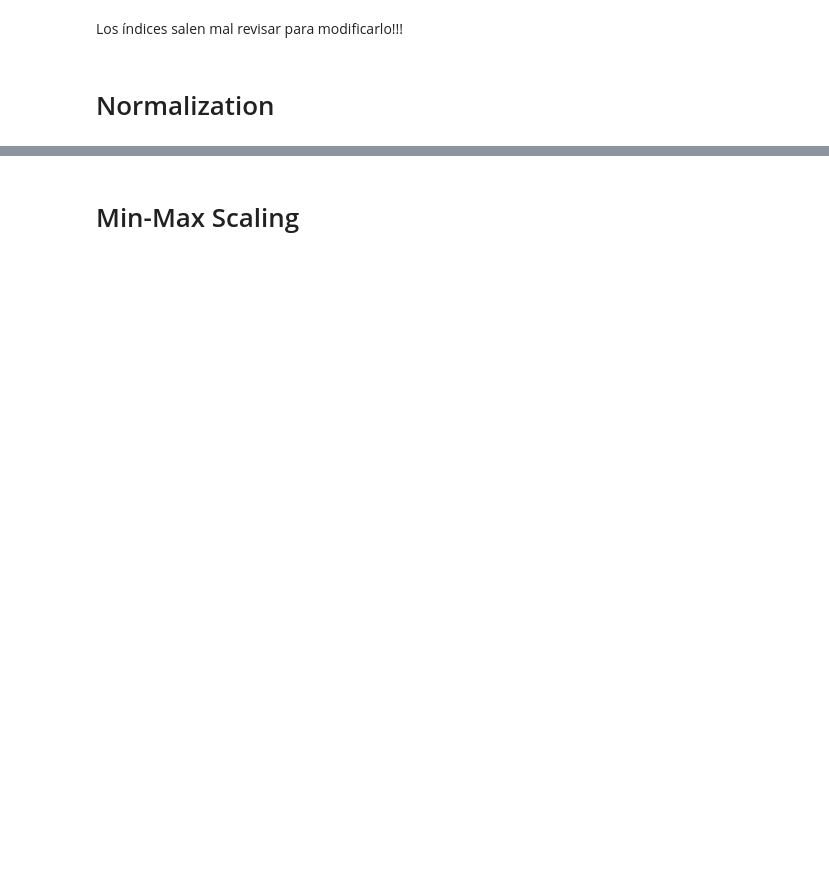
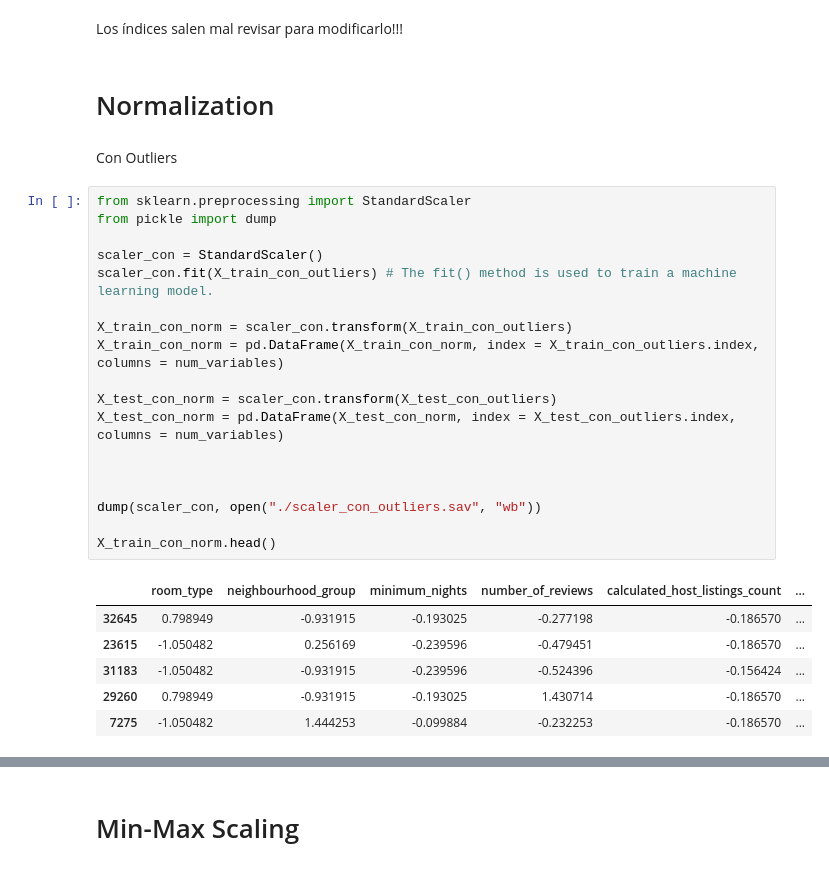
Before and after one commit to 4GeeksAcademy/fer-romerEDA, a Jupyter notebook: src/explore.ipynb, the cells around one changed output, grey strips where cells are left out. Cells and saved outputs as stored; diff of their text form; blank space fills up the shorter version.

```diff
--- a/src/explore.ipynb
+++ b/src/explore.ipynb
@@ -691,3 +688,30 @@ Name: price, dtype: int64
 Los índices salen mal revisar para modificarlo!!!
 # %% [markdown]
 # Normalization
+# %% [markdown]
+Con Outliers
+# %%
+from sklearn.preprocessing import StandardScaler
+from pickle import dump
+
+scaler_con = StandardScaler()
+scaler_con.fit(X_train_con_outliers) # The fit() method is used to train a machine learning model.
+
+X_train_con_norm = scaler_con.transform(X_train_con_outliers)
+X_train_con_norm = pd.DataFrame(X_train_con_norm, index = X_train_con_outliers.index, columns = num_variables)
+
+X_test_con_norm = scaler_con.transform(X_test_con_outliers)
+X_test_con_norm = pd.DataFrame(X_test_con_norm, index = X_test_con_outliers.index, columns = num_variables)
+
+
+
+dump(scaler_con, open("./scaler_con_outliers.sav", "wb"))
+
+X_train_con_norm.head()
+# %% [output]
+|  | room_type | neighbourhood_group | minimum_nights | number_of_reviews | calculated_host_listings_count | ... |
+| 32645 | 0.798949 | -0.931915 | -0.193025 | -0.277198 | -0.186570 | ... |
+| 23615 | -1.050482 | 0.256169 | -0.239596 | -0.479451 | -0.186570 | ... |
+| 31183 | -1.050482 | -0.931915 | -0.239596 | -0.524396 | -0.156424 | ... |
+| 29260 | 0.798949 | -0.931915 | -0.193025 | 1.430714 | -0.186570 | ... |
+| 7275 | -1.050482 | 1.444253 | -0.099884 | -0.232253 | -0.186570 | ... |
```
Also changed, not shown: parts of 13 cells of this notebook, 6 other files.
